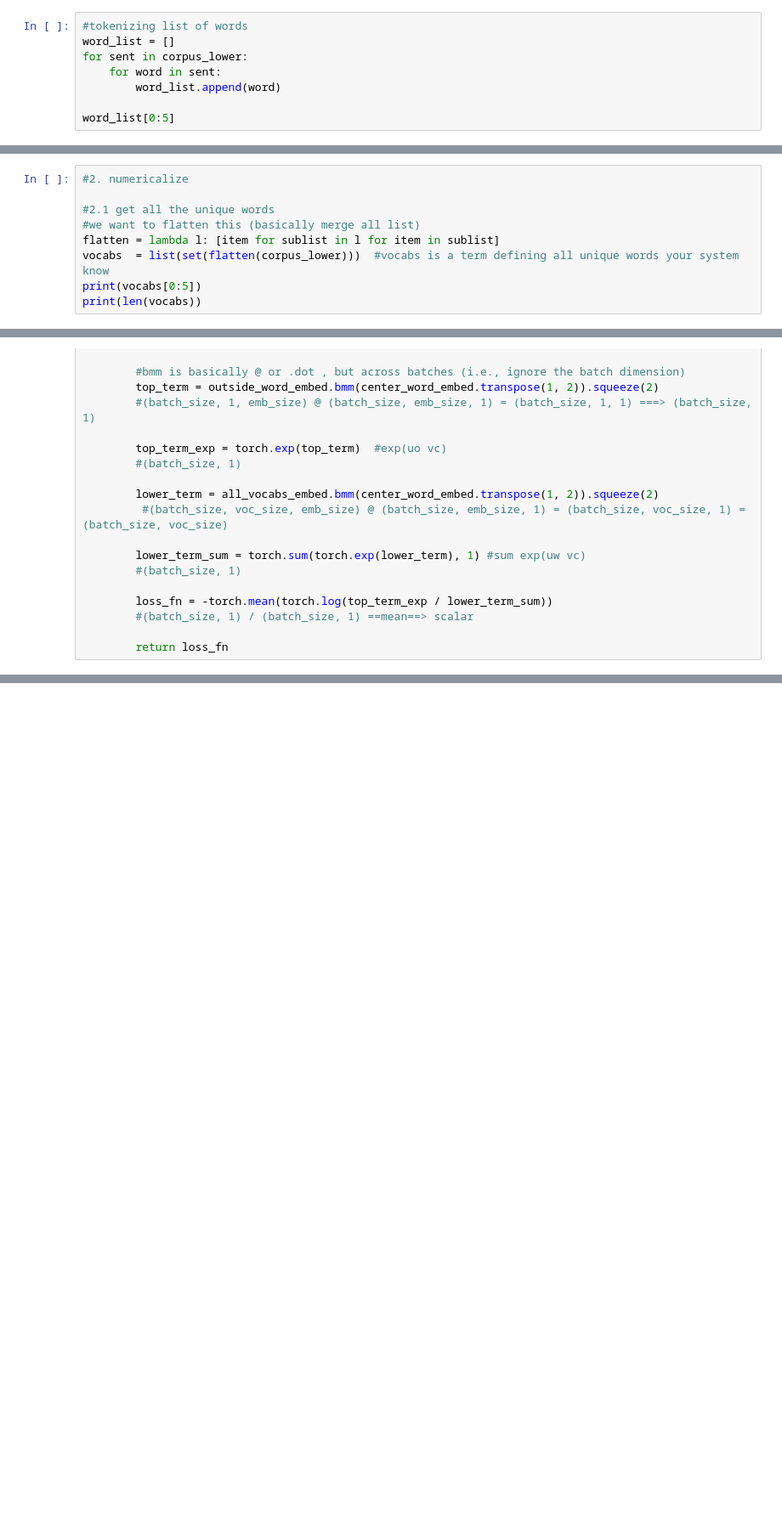
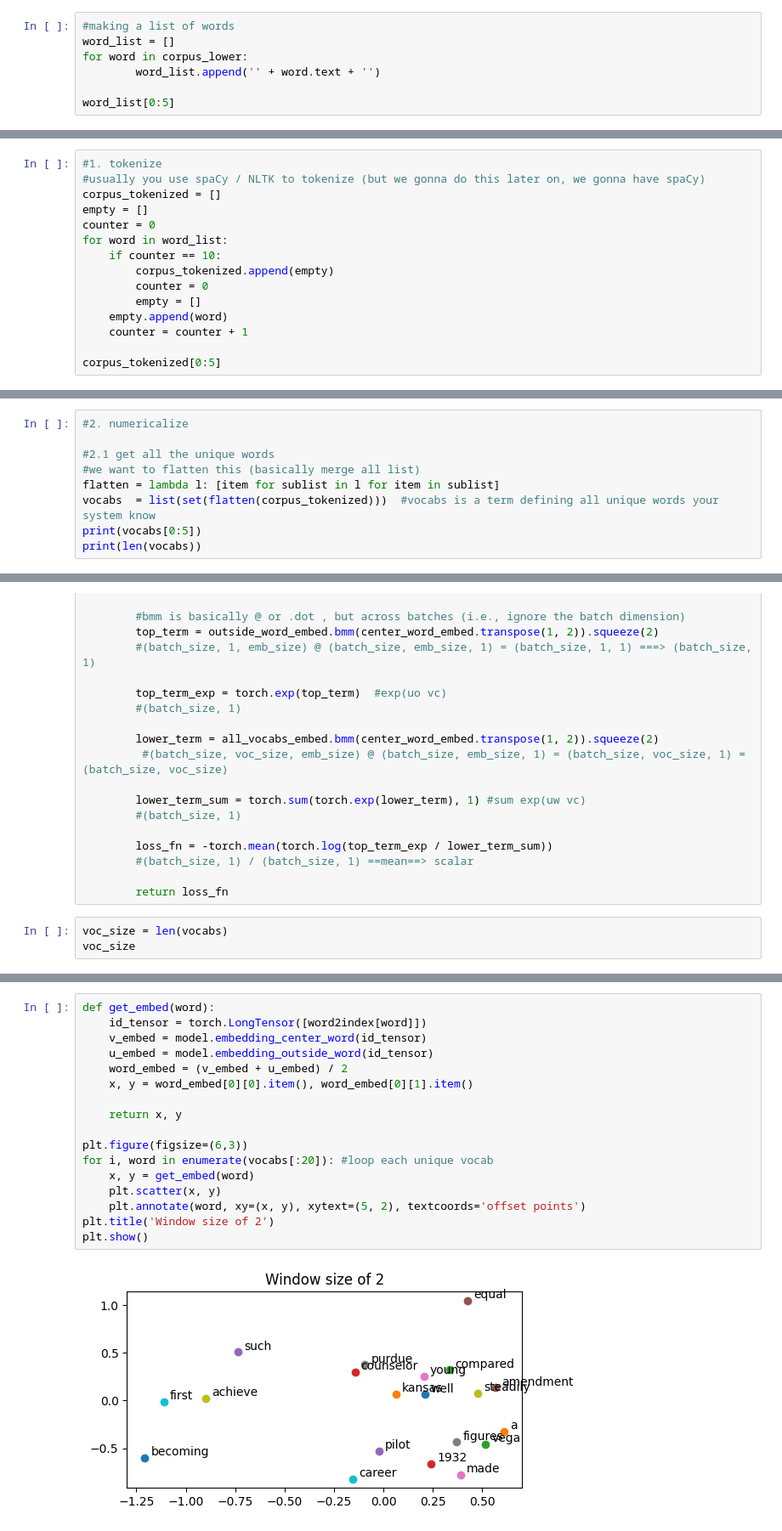
Before and after one commit to scarredwitch/NLP_LABS, a Jupyter notebook: Assignment1_Word2Vec.ipynb, the cells around one changed output, grey strips where cells are left out. Shown at 85% size. Saved outputs shown, nothing was run; the diff lists cells and outputs as text; blank space fills up the shorter version.

```diff
--- a/Assignment1_Word2Vec.ipynb
+++ b/Assignment1_Word2Vec.ipynb
@@ -31,9 +30,8 @@ corpus_lower = [[word.lower() for word in corpus_para]]
 # %%
-#tokenizing list of words
+#making a list of words
 word_list = []
-for sent in corpus_lower:
-    for word in sent:
-        word_list.append(word)
+for word in corpus_lower:
+        word_list.append('' + word.text + '')
 
 word_list[0:5]
 # %% [output]
@@ -40,0 +39,15 @@ word_list[0:5]
+# %%
+#1. tokenize
+#usually you use spaCy / NLTK to tokenize (but we gonna do this later on, we gonna have spaCy)
+corpus_tokenized = []
+empty = []
+counter = 0
+for word in word_list:
+    if counter == 10:
+        corpus_tokenized.append(empty)
+        counter = 0
+        empty = []
+    empty.append(word)
+    counter = counter + 1
+
+corpus_tokenized[0:5]
@@ -44,7 +75,7 @@ word_list[0:5]
 #2.1 get all the unique words
 #we want to flatten this (basically merge all list)
 flatten = lambda l: [item for sublist in l for item in sublist]
-vocabs  = list(set(flatten(corpus_lower)))  #vocabs is a term defining all unique words your system know
+vocabs  = list(set(flatten(corpus_tokenized)))  #vocabs is a term defining all unique words your system know
 print(vocabs[0:5])
 print(len(vocabs))
 # %% [output]
@@ -189,3 +221,6 @@ class Skipgram(nn.Module):
         #(batch_size, 1) / (batch_size, 1) ==mean==> scalar
 
         return loss_fn
+# %%
+voc_size = len(vocabs)
+voc_size
@@ -207,0 +325,19 @@ torch.Size([2, 249])
+# %%
+def get_embed(word):
+    id_tensor = torch.LongTensor([word2index[word]])
+    v_embed = model.embedding_center_word(id_tensor)
+    u_embed = model.embedding_outside_word(id_tensor)
+    word_embed = (v_embed + u_embed) / 2
+    x, y = word_embed[0][0].item(), word_embed[0][1].item()
+
+    return x, y
+
+plt.figure(figsize=(6,3))
+for i, word in enumerate(vocabs[:20]): #loop each unique vocab
+    x, y = get_embed(word)
+    plt.scatter(x, y)
+    plt.annotate(word, xy=(x, y), xytext=(5, 2), textcoords='offset points')
+plt.title('Window size of 2')
+plt.show()
+# %% [output]
+[figure, added]
```
Also changed, not shown: parts of 34 cells of this notebook.
